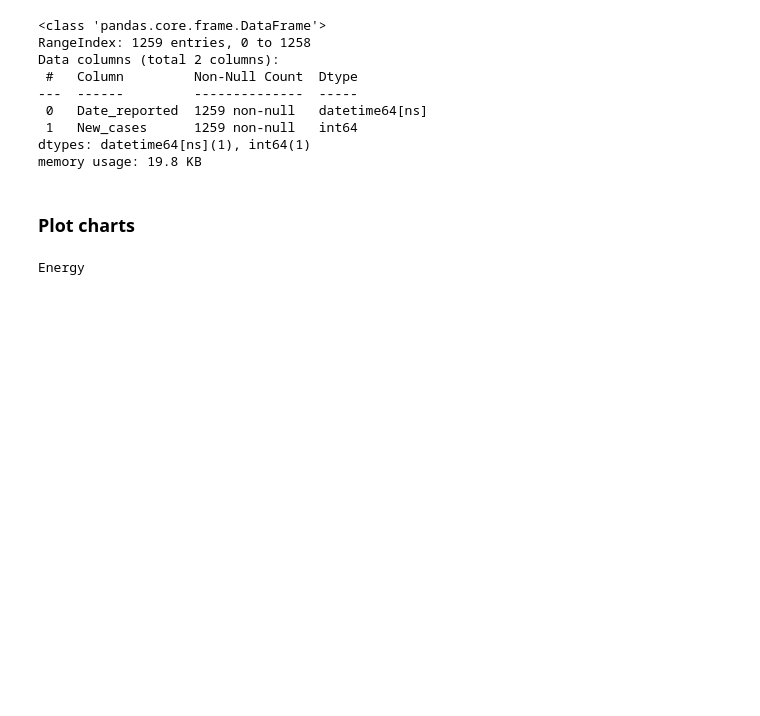
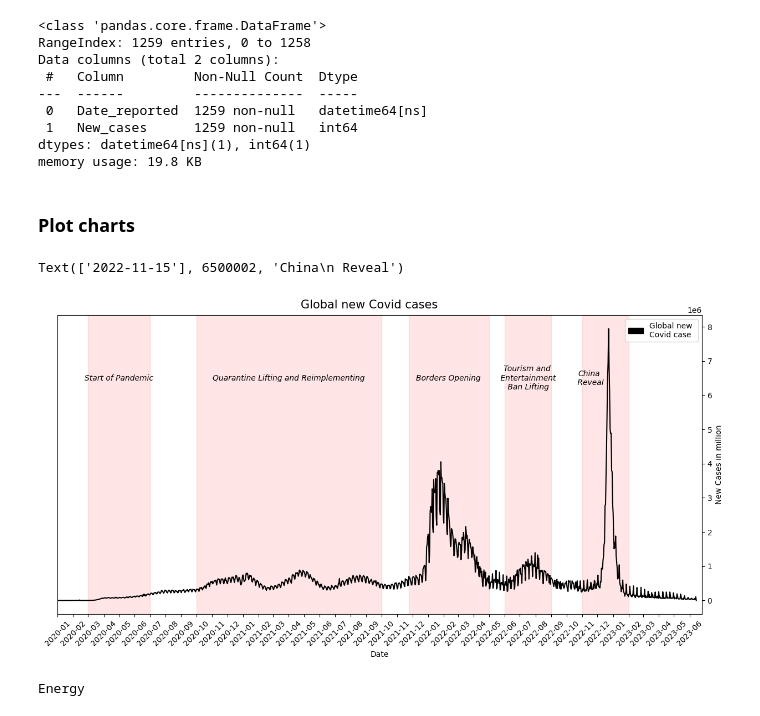
Before and after one commit to bsssgrace/5001-mini-project, a Jupyter notebook: Source Code/5001-mini-project.ipynb, the cells around one changed output. Cells and saved outputs as stored; diff of their text form; code cells hidden in the pictures; blank space fills up the shorter version.

```diff
--- a/Source Code/5001-mini-project.ipynb
+++ b/Source Code/5001-mini-project.ipynb
@@ -287,6 +287,85 @@ dtypes: datetime64[ns](1), int64(1)
 memory usage: 19.8 KB
 # %% [markdown]
 ### Plot charts
+# %%
+# overall global covid new cases
+plt.figure(figsize = [15,7])
+plt.suptitle('Global new Covid cases', size = 15, y=0.92)
+
+ax = sns.lineplot(
+        x='Date_reported',
+        y='New_cases',
+        data=df36,
+        color='black',
+        sort=True,
+        alpha=1
+    )
+
+ax_patch = mpatches.Patch(color='black', label='Global new \nCovid case')
+ax.legend(handles=[ax_patch], loc="upper right")
+
+# adjust ylabel
+plt.ylabel('New Cases in million') # rename y label
+ax.yaxis.set_label_position("right") # set y label to right-handed side
+ax.yaxis.tick_right() # set utick label to right-handed side
+
+# adjust x axis
+locator = mdates.MonthLocator()
+Axis.set_major_locator(ax.xaxis,locator)
+plt.setp(ax.get_xticklabels(), rotation = 45, horizontalalignment='center')
+plt.xlim(*mdates.datestr2num(['2020-01-01', '2023-06-25']))
+plt.xlabel('Date')
+
+# add annotate
+ax.axvspan(*mdates.datestr2num(['2020-03-01', '2020-07-01']), color="red", alpha=0.1)
+ax.annotate('Start of Pandemic', (['2020-03-01'],6500000),
+            xytext=(['2020-02-23'], 6500000 + 2), # Offset for the text position
+            fontsize = 10,            # Size
+            fontstyle = "oblique",    # Style
+            color = "black",          # Color
+            va = "center",            # Vertical alignment
+            ha = "left")              # Horizontal alignment
+
+
+ax.axvspan(*mdates.datestr2num(['10/01/2020', '10/01/2021']), color="red", alpha=0.1)
+ax.annotate('Quarantine Lifting and Reimplementing', (['2021-04-01'],6500000),
+            xytext=(['2021-04-01'], 6500000 + 2), # Offset for the text position
+            fontsize = 10,            # Size
+            fontstyle = "oblique",    # Style
+            color = "black",          # Color
+            va = "center",            # Vertical alignment
+            ha = "center")              # Horizontal alignment
+
+
+ax.axvspan(*mdates.datestr2num(['11/24/2021', '05/01/2022']), color="red", alpha=0.1)
+ax.annotate('Borders Opening', (['2022-02-10'],6500000),
+            xytext=(['2022-02-10'], 6500000 + 2), # Offset for the text position
+            fontsize = 10,            # Size
+            fontstyle = "oblique",    # Style
+            color = "black",          # Color
+            va = "center",            # Vertical alignment
+            ha = "center")            # Horizontal alignment
+
+ax.axvspan(*mdates.datestr2num(['06/01/2022', '09/01/2022']), color="red", alpha=0.1)
+ax.annotate('Tourism and\n Entertainment\n Ban Lifting', (['2022-02-10'],6500000),
+            xytext=(['2022-07-15'], 6500000 + 2), # Offset for the text position
+            fontsize = 10,            # Size
+            fontstyle = "oblique",    # Style
+            color = "black",          # Color
+            va = "center",            # Vertical alignment
+            ha = "center")            # Horizontal alignment
+
+ax.axvspan(*mdates.datestr2num(['11/01/2022', '02/01/2023']), color="red", alpha=0.1)
+ax.annotate('China\n Reveal', (['2022-11-15'],6500000),
+            xytext=(['2022-11-15'], 6500000 + 2), # Offset for the text position
+            fontsize = 10,            # Size
+            fontstyle = "oblique",    # Style
+            color = "black",          # Color
+            va = "center",            # Vertical alignment
+            ha = "center")            # Horizontal alignment
+# %% [output]
+Text(['2022-11-15'], 6500002, 'China\n Reveal')
+[figure, added]
 # %%
 print("Energy")
 df_energy = pd.DataFrame()
```
